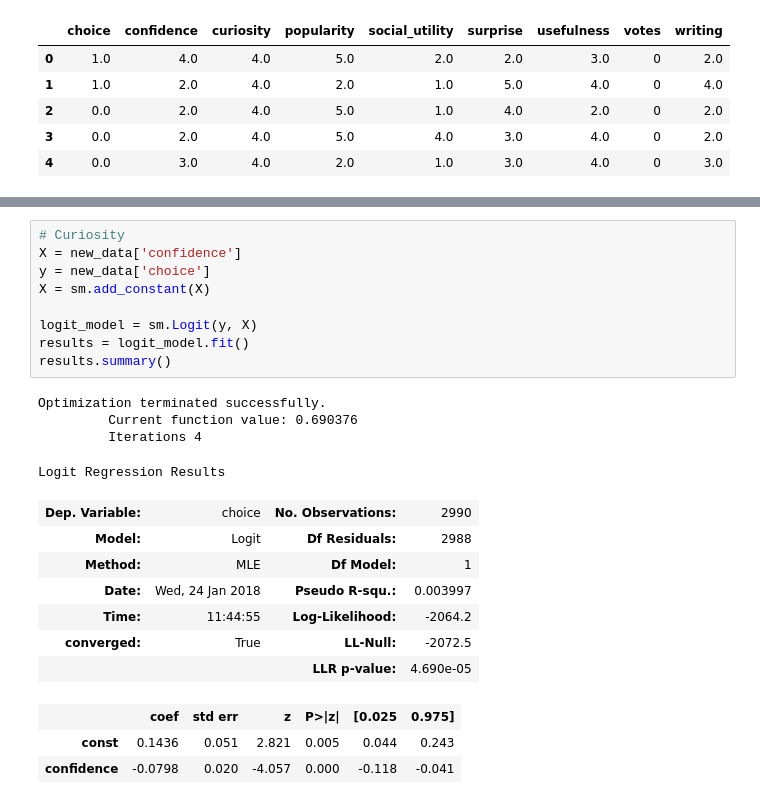
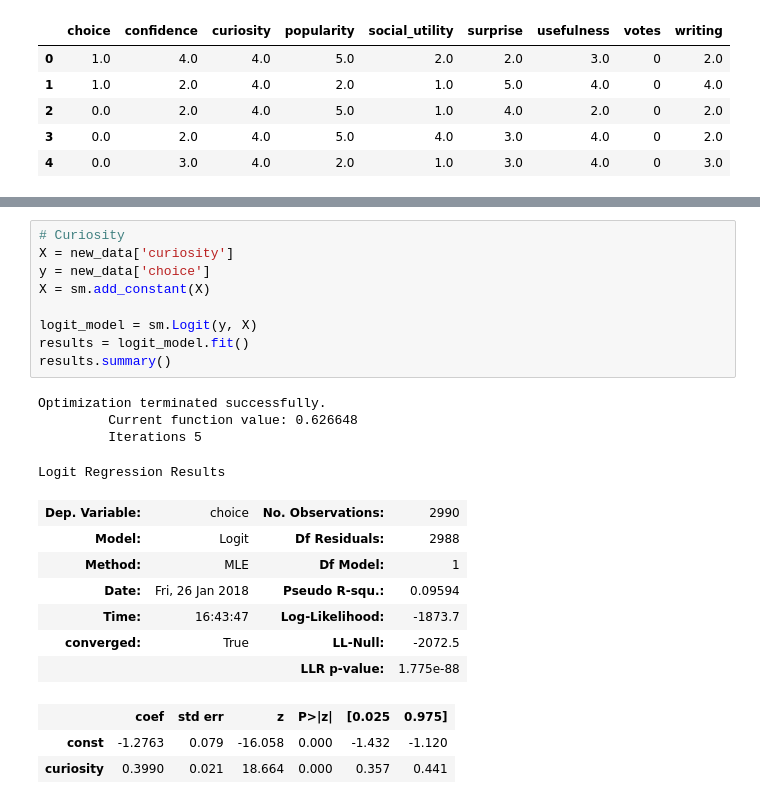
Before and after one commit to hermish/concepts-research, a Jupyter notebook: analysis/5-cogsci-paper/2-experiment-two.ipynb, the cells around one changed output, grey strips where cells are left out. Cells and saved outputs as stored; diff of their text form.

```diff
--- a/analysis/5-cogsci-paper/1-experiment-three.ipynb
+++ b/analysis/5-cogsci-paper/2-experiment-two.ipynb
@@ -295,28 +291,28 @@ Logit Regression Results
 | popularity | 0.1408 | 0.019 | 7.407 | 0.000 | 0.104 | 0.178 |
 # %%
 # Curiosity
-X = new_data['confidence']
+X = new_data['curiosity']
 y = new_data['choice']
 X = sm.add_constant(X)
 
 logit_model = sm.Logit(y, X)
 results = logit_model.fit()
 results.summary()
 # %% [output]
 Optimization terminated successfully.
-         Current function value: 0.690376
-         Iterations 4
+         Current function value: 0.626648
+         Iterations 5
 Logit Regression Results
 | Dep. Variable: | choice | No. Observations: | 2990 |
 | Model: | Logit | Df Residuals: | 2988 |
 | Method: | MLE | Df Model: | 1 |
-| Date: | Wed, 24 Jan 2018 | Pseudo R-squ.: | 0.003997 |
-| Time: | 11:44:55 | Log-Likelihood: | -2064.2 |
+| Date: | Fri, 26 Jan 2018 | Pseudo R-squ.: | 0.09594 |
+| Time: | 16:43:47 | Log-Likelihood: | -1873.7 |
 | converged: | True | LL-Null: | -2072.5 |
-|  |  | LLR p-value: | 4.690e-05 |
+|  |  | LLR p-value: | 1.775e-88 |
 |  | coef | std err | z | P>|z| | [0.025 | 0.975] |
-| const | 0.1436 | 0.051 | 2.821 | 0.005 | 0.044 | 0.243 |
-| confidence | -0.0798 | 0.020 | -4.057 | 0.000 | -0.118 | -0.041 |
+| const | -1.2763 | 0.079 | -16.058 | 0.000 | -1.432 | -1.120 |
+| curiosity | 0.3990 | 0.021 | 18.664 | 0.000 | 0.357 | 0.441 |
 # %%
 # Both
 X = new_data[['popularity', 'curiosity']]
```
Also changed, not shown: parts of 8 cells of this notebook, 4 other files.
